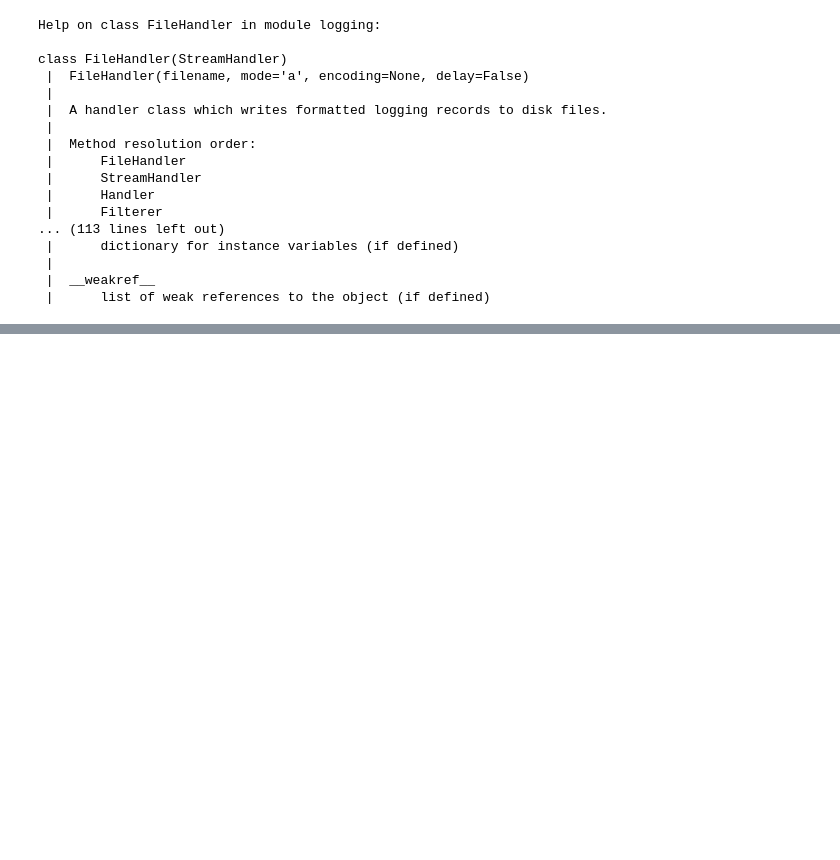
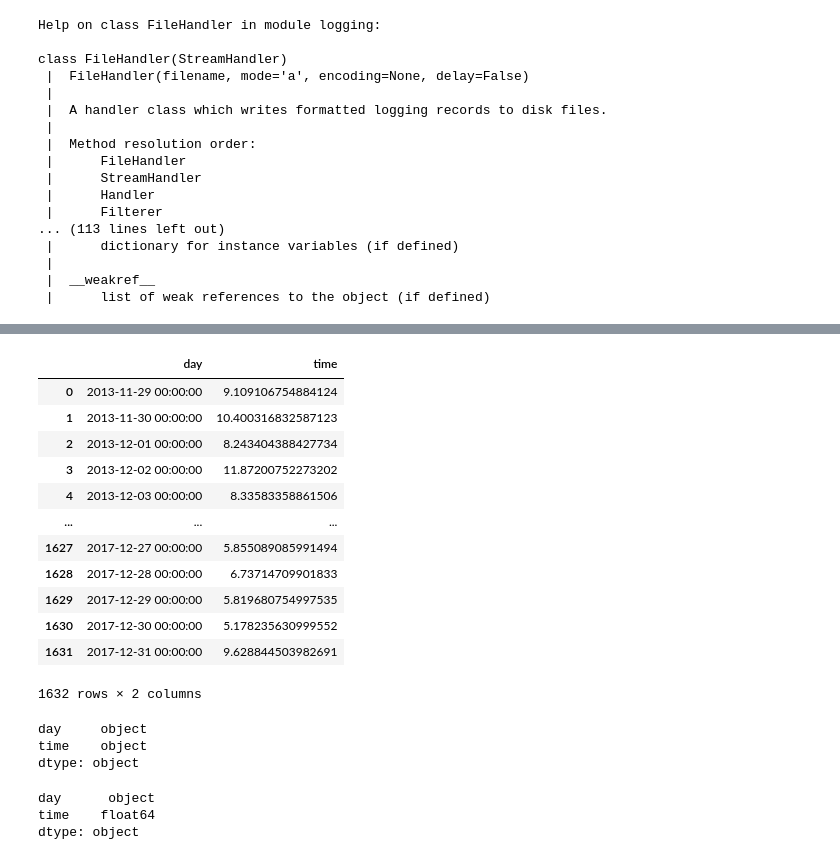
Before and after one commit to skagone/cloud-veg-et, a Jupyter notebook: 01-analysis-notebooks/00-analyze-logs-example-tony.ipynb, the cells around one changed output, grey strips where cells are left out. Drawn from its saved outputs; the diff is of its cells as text; code cells hidden in the pictures; blank space fills up the shorter version.

```diff
--- a/01-analysis-notebooks/00-analyze-logs-example-tony.ipynb
+++ b/01-analysis-notebooks/00-analyze-logs-example-tony.ipynb
@@ -168,0 +218,29 @@ class FileHandler(StreamHandler)
+# %%
+df
+# %% [output]
+|  | day | time |
+| 0 | 2013-11-29 00:00:00 | 9.109106754884124 |
+| 1 | 2013-11-30 00:00:00 | 10.400316832587123 |
+| 2 | 2013-12-01 00:00:00 | 8.243404388427734 |
+| 3 | 2013-12-02 00:00:00 | 11.87200752273202 |
+| 4 | 2013-12-03 00:00:00 | 8.33583358861506 |
+| ... | ... | ... |
+| 1627 | 2017-12-27 00:00:00 | 5.855089085991494 |
+| 1628 | 2017-12-28 00:00:00 | 6.73714709901833 |
+| 1629 | 2017-12-29 00:00:00 | 5.819680754997535 |
+| 1630 | 2017-12-30 00:00:00 | 5.178235630999552 |
+| 1631 | 2017-12-31 00:00:00 | 9.628844503982691 |
+1632 rows × 2 columns
+# %%
+df.dtypes
+# %% [output]
+day     object
+time    object
+dtype: object
+# %%
+df.time = df.time.astype(float)
+df.dtypes
+# %% [output]
+day      object
+time    float64
+dtype: object
```
Also changed, not shown: parts of 10 cells of this notebook.
